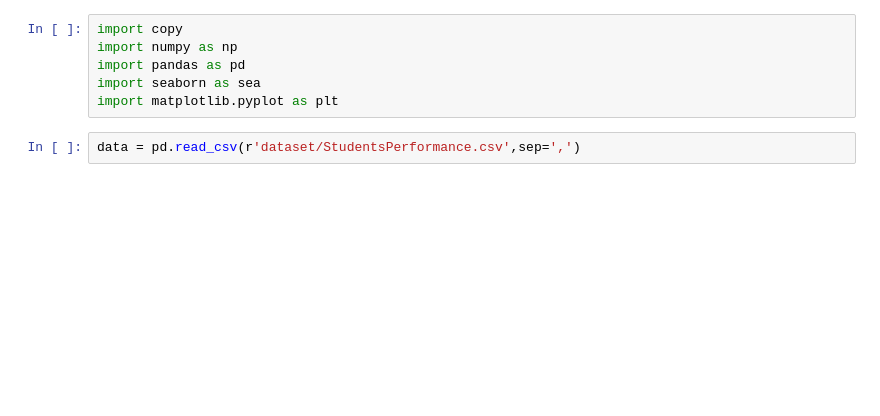
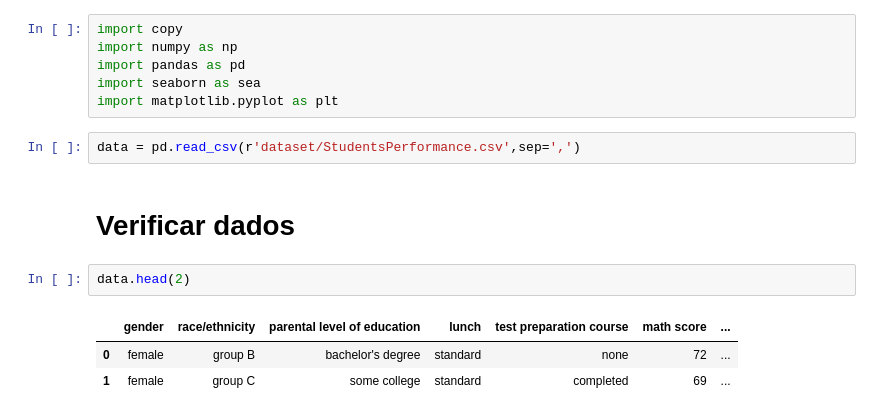
Before and after one commit to kaladabrio2020/DesempenhoNaEscola, a Jupyter notebook: Analise.ipynb, the cells around one changed output. Cells and saved outputs as stored; diff of their text form; blank space fills up the shorter version.

```diff
--- a/Analise.ipynb
+++ b/Analise.ipynb
@@ -6,3 +31,11 @@ import seaborn as sea
 import matplotlib.pyplot as plt
 # %%
 data = pd.read_csv(r'dataset/StudentsPerformance.csv',sep=',')
+# %% [markdown]
+# Verificar dados
+# %%
+data.head(2)
+# %% [output]
+|  | gender | race/ethnicity | parental level of education | lunch | test preparation course | math score | ... |
+| 0 | female | group B | bachelor's degree | standard | none | 72 | ... |
+| 1 | female | group C | some college | standard | completed | 69 | ... |
```
Also changed, not shown: parts of 8 cells of this notebook.
